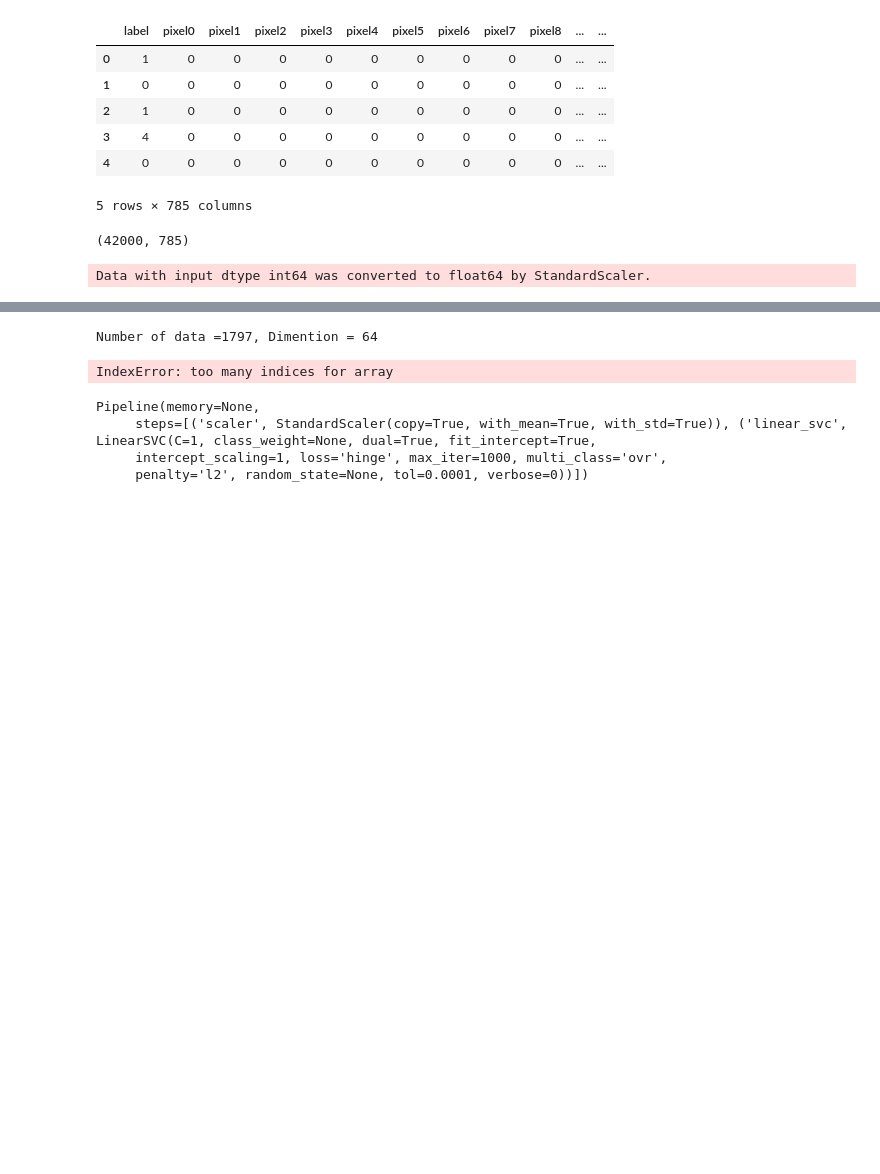
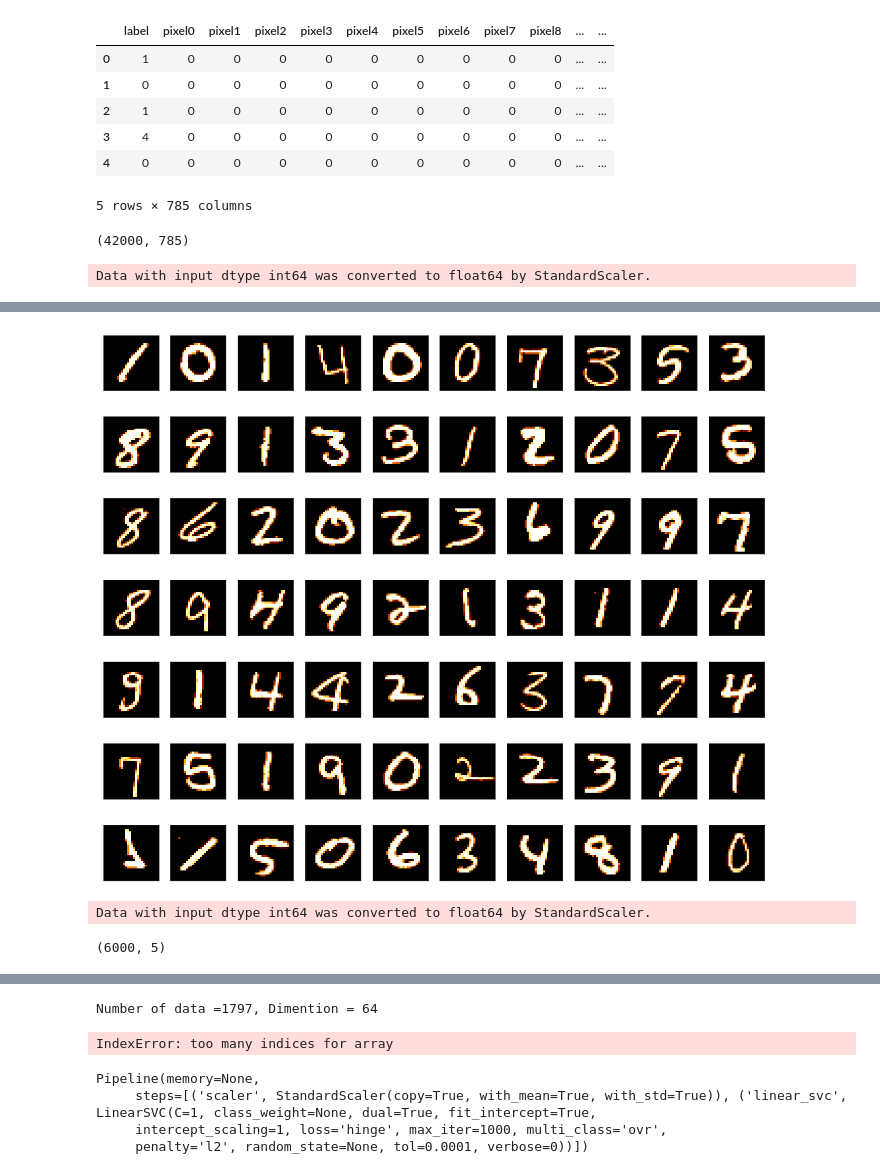
Before and after one commit to soujiro0725/spark-environment, a Jupyter notebook: python/svm.ipynb, the cells around one changed output, grey strips where cells are left out. Drawn from its saved outputs; the diff is of its cells as text; code cells hidden in the pictures; blank space fills up the shorter version.

```diff
--- a/python/svm.ipynb
+++ b/python/svm.ipynb
@@ -99,0 +122,11 @@ With insets:
+# %%
+plt.figure(figsize=(14,12))
+for digit_num in range(0, 70):
+    plt.subplot(7,10,digit_num+1)
+    grid_data = train.iloc[digit_num].as_matrix().reshape(28,28)
+    plt.imshow(grid_data, interpolation = "none", cmap = "afmhot")
+    plt.xticks([])
+    plt.yticks([])
+plt.tight_layout()
+# %% [output]
+[figure, added]
@@ -99,0 +135,6 @@ With insets:
+# %%
+X = train[:6000].values
+del train
+X_std = StandardScaler().fit_transform(X)
+# %% [output]
+Data with input dtype int64 was converted to float64 by StandardScaler.
@@ -99,0 +145,4 @@ With insets:
+# %%
+X_5d.shape
+# %% [output]
+(6000, 5)
```
Also changed, not shown: parts of 7 cells of this notebook.
